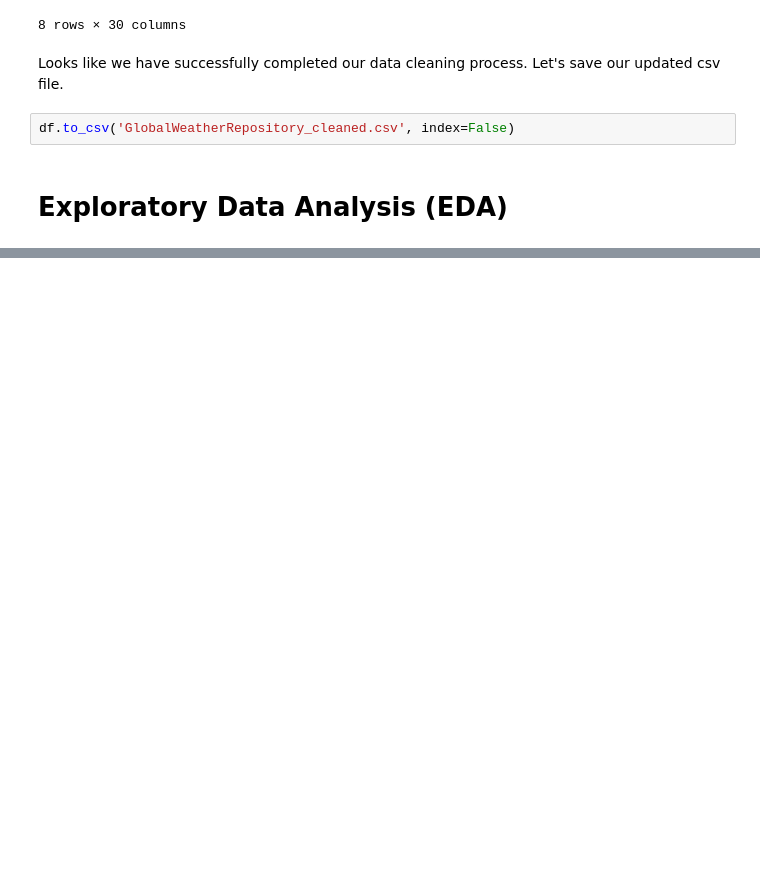
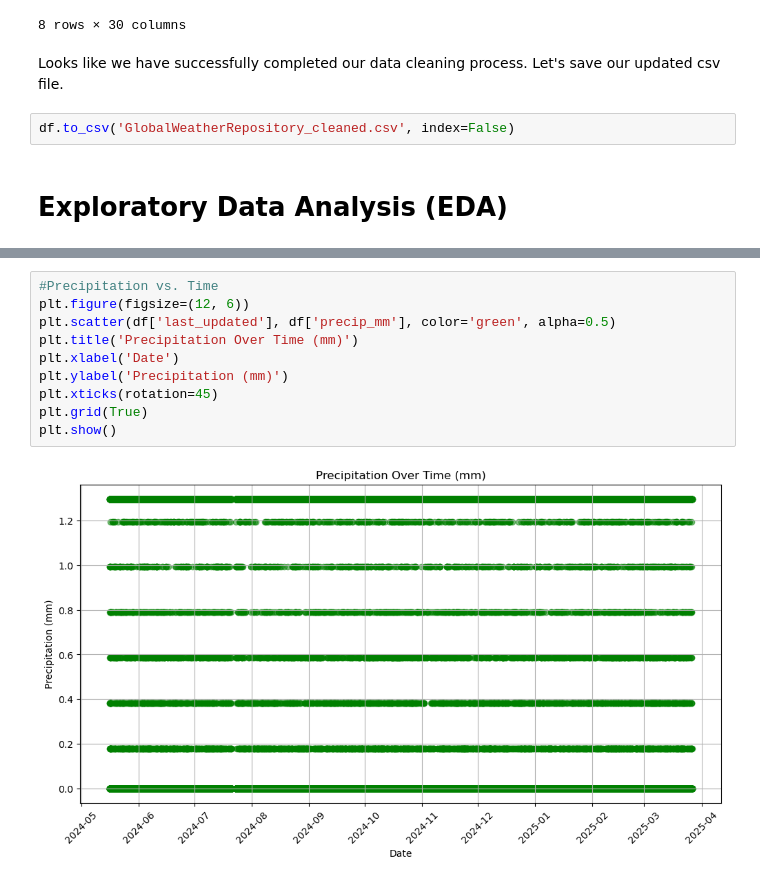
Before and after one commit to ShivamBhosale/PM-Accelerator, a Jupyter notebook: Global_Weather_Repository.ipynb, the cells around one changed output, grey strips where cells are left out. Saved outputs shown, nothing was run; the diff lists cells and outputs as text; blank space fills up the shorter version.

```diff
--- a/Global_Weather_Repository.ipynb
+++ b/Global_Weather_Repository.ipynb
@@ -124,0 +191,12 @@ df.to_csv('GlobalWeatherRepository_cleaned.csv', index=False)
+# %%
+#Precipitation vs. Time
+plt.figure(figsize=(12, 6))
+plt.scatter(df['last_updated'], df['precip_mm'], color='green', alpha=0.5)
+plt.title('Precipitation Over Time (mm)')
+plt.xlabel('Date')
+plt.ylabel('Precipitation (mm)')
+plt.xticks(rotation=45)
+plt.grid(True)
+plt.show()
+# %% [output]
+[figure, added]
```
Also changed, not shown: parts of 11 cells of this notebook.
